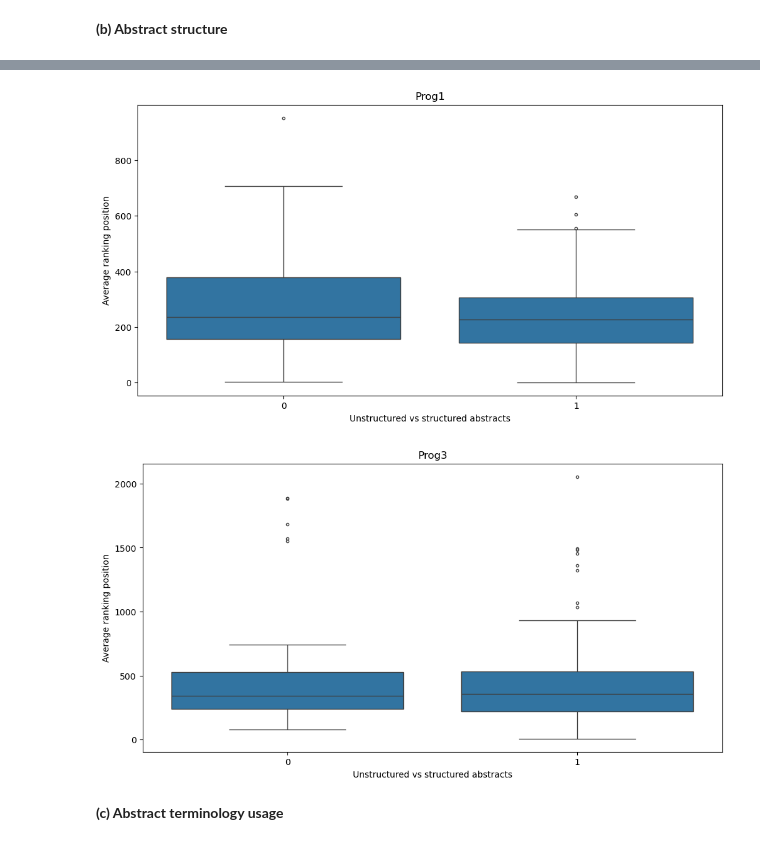
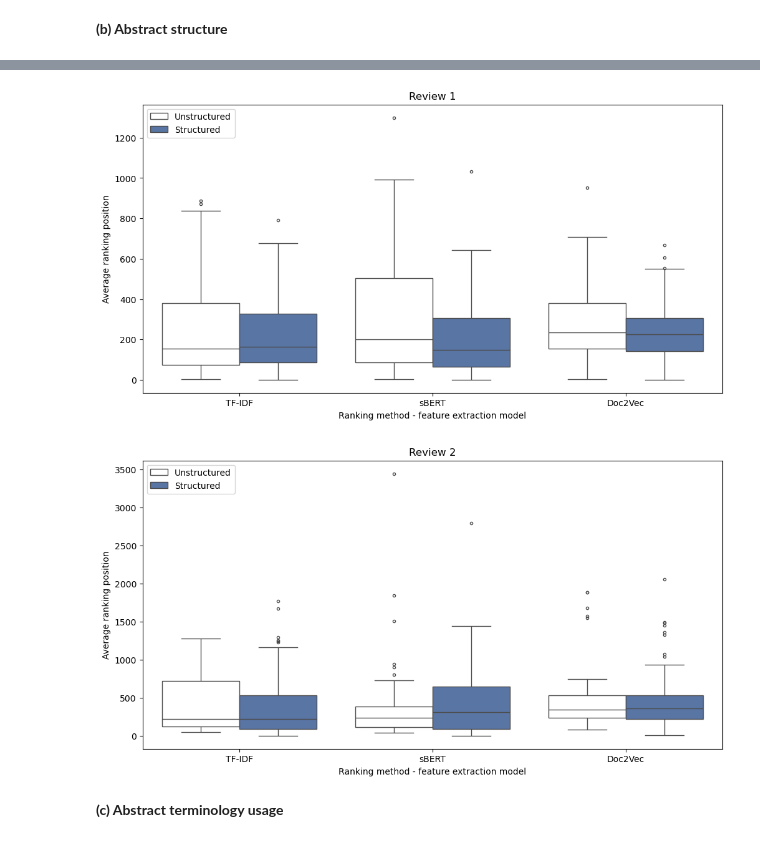
Before and after one commit to isa-sp/TAR-abstracts, a Jupyter notebook: set-up.ipynb, the cells around one changed output, grey strips where cells are left out. Cells and saved outputs as stored; diff of their text form; code cells hidden in the pictures.

```diff
--- a/set-up.ipynb
+++ b/set-up.ipynb
@@ -486,15 +491,15 @@ for df_name in dfs:
 # %%
-dfs = ['Prog1', 'Prog3']
+dfs = ['Review 1', 'Review 2']
 
 for df_name in dfs:
     df = review_dic_merged[df_name]
     df_plot1 = df[df['label_ft_included'] == 1].copy()
 
     x_variable = 'avg_sentence_length'
-    y_variables =['ranking_average_logistic_sbert',
-                  'ranking_average_logistic_tfidf',
-                  'ranking_average_logistic_doc2vec'
-                ]
+    y_variables = ['TF-IDF',
+                   'sBERT',
+                   'Doc2Vec'
+                  ]
 
     plt.figure(figsize=(12, 6))
 
@@ -504,10 +509,12 @@ for df_name in dfs:
         x = df_plot1[x_variable]
         y = df_plot1[y_var]
 
+        spearman_corr = x.corr(y, method='spearman')
+
         sns.regplot(x=x, y=y, scatter=True,
                     scatter_kws={"s": 10, "color": colors[i]},
                     line_kws={"linewidth": 2, "linestyle": "dotted", "color": colors[i]},
-                    label=y_var)
+                    label=f"{y_var} (τ = {spearman_corr:.2f})")
 
     plt.ylabel("Average ranking position")
     plt.xlabel("Abstract average words per sentence")
@@ -520,24 +527,38 @@ for df_name in dfs:
 # %%
-dfs = ['Prog1', 'Prog3']
+dfs = ['Review 1', 'Review 2']
+
+rankings = ['TF-IDF',
+            'sBERT',
+            'Doc2Vec'
+            ]
 
 for df_name in dfs:
     df = review_dic_merged[df_name]
     df_plot1 = df[df['label_ft_included'] == 1].copy()
 
+    df_plot1 = pd.melt(df_plot1, id_vars=['structured'], value_vars=rankings,
+                       var_name='Ranking', value_name='value')
+
+    custom_palette = {0: "white", 1: sns.color_palette("deep")[0]}
 
     plt.figure(figsize=(12, 6))
-    sns.boxplot(x="structured", y=ranking, data=df_plot1,
-                #palette=custom_palette,
+    sns.boxplot(x='Ranking', y='value', hue='structured', data=df_plot1,
+                palette=custom_palette,
                 flierprops={"marker": "o", "markersize": 3})
 
-    # Customize the labels
+    handles, labels = plt.gca().get_legend_handles_labels()
+    plt.legend(loc='upper left', frameon=True,
+        handles=handles,
+        labels=['Unstructured', 'Structured']
+    )
+
     plt.ylabel("Average ranking position")
-    plt.xlabel("Unstructured vs structured abstracts")
+    plt.xlabel("Ranking method - feature extraction model")
     plt.title(f'{df_name}')
     plt.show()
 # %% [output]
-[figure, old version]
+[figure, new version]
-[figure, old version]
+[figure, new version]
 # %% [markdown]
 **(c) Abstract terminology usage**
 # %%
```
Also changed, not shown: parts of 15 cells of this notebook.
